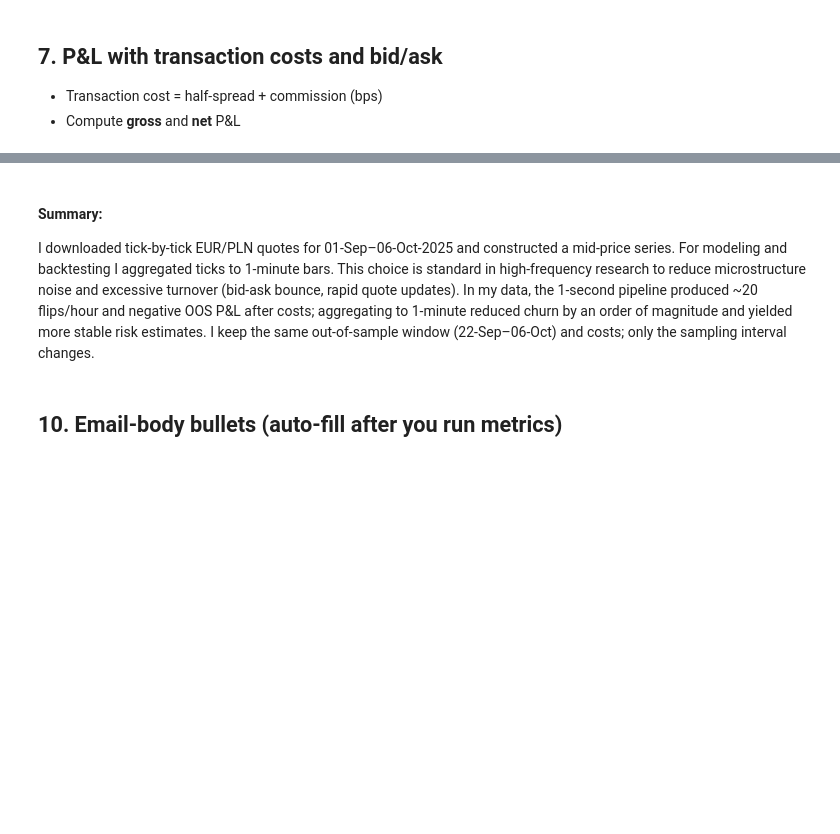
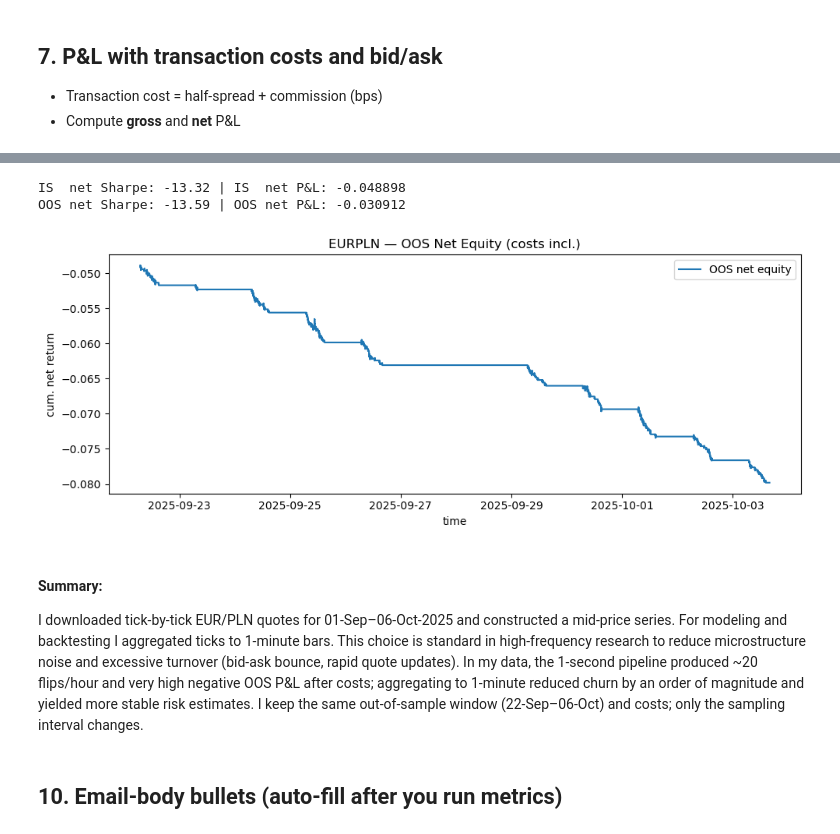
Before and after one commit to Paula-gwn/Applied_finance, a Jupyter notebook: Investment_strategy.ipynb, the cells around one changed output, grey strips where cells are left out. Cells and saved outputs as stored; diff of their text form; code cells hidden in the pictures; blank space fills up the shorter version.

```diff
--- a/eurpln_double_vol_breakout-Copy1.ipynb
+++ b/Investment_strategy.ipynb
@@ -821,18 +618,0 @@ Step 6 preview:
-# %%
-# win rate (gross, no costs) on OOS window
-OOS_START = pd.Timestamp('2025-09-22', tz='UTC')
-OOS_END   = pd.Timestamp('2025-10-06', tz='UTC')
-oos = s1[(s1["time"]>=OOS_START) & (s1["time"]<OOS_END)].copy()
-
-ret1 = np.log(oos["mid"]).diff().shift(-1)      # next bar log return
-side = np.sign(oos["pos"])                      # trade direction (signed size ignored)
-m = side!=0
-
-gross_hit = np.sign(ret1.loc[m]) == side.loc[m]
-print(f"OOS trades: {m.sum()} | gross hit-rate: {gross_hit.mean():.3f}")
-
-# average |signal| at entry vs spread hurdle
-entered = (oos["pos_dir"]!=0) & (oos["pos_dir"].shift()==0)
-hs = (oos["ask"]-oos["bid"])/(2*oos["mid"])
-print("avg |signal|/mid at entry:", (oos.loc[entered,"signal"].abs()/oos.loc[entered,"mid"]).mean())
-print("avg hurdle (SPREAD_MULT*hs):", (SPREAD_MULT*hs.loc[entered]).mean())
@@ -1041,6 +794,64 @@ OOS net Sharpe: -11.01 | OOS net P&L: -0.028006
+# %%
+# --- Step 7: P&L with transaction costs, IS/OOS split ---
+s1 = s1.copy()
+
+# time hygiene
+if not is_datetime64_any_dtype(s1["time"]):
+    s1["time"] = pd.to_datetime(s1["time"], utc=True, errors="coerce")
+elif not is_datetime64tz_dtype(s1["time"]):
+    s1["time"] = s1["time"].dt.tz_localize("UTC")
+else:
+    s1["time"] = s1["time"].dt.tz_convert("UTC")
+s1 = s1.dropna(subset=["time"]).sort_values("time").reset_index(drop=True)
+
+# costs (same as before)
+commission_bps = 0.00005
+slippage_bps   = 0.00010
+
+# execute next bar @ market
+s1["pos_exec"] = s1["pos"].shift().fillna(0.0)
+ret = np.log(s1["mid"]).diff().fillna(0.0)
+
+gross_dpnl = s1["pos_exec"] * ret
+
+half_spread_ret = ((s1["ask"] - s1["bid"]) / 2.0) / s1["mid"]
+delta_pos = s1["pos_exec"].diff().fillna(0.0)
+trade_cost = (np.abs(delta_pos) * (half_spread_ret + commission_bps + slippage_bps)).fillna(0.0)
+
+net_dpnl = gross_dpnl - trade_cost
+s1["gross_equity"] = gross_dpnl.cumsum()
+s1["net_equity"]   = net_dpnl.cumsum()
+
+# IS / OOS as you’ve been using
+is_mask  = (s1["time"] >= s1["time"].min()) & (s1["time"] < OOS_START)
+oos_mask = (s1["time"] >= OOS_START) & (s1["time"] < OOS_END)
+
+bars_per_year = 252*24*60 if isinstance(RESAMPLE,str) and RESAMPLE.lower()=="1s" else 252*24*60
+SQRT_ANNUAL   = np.sqrt(bars_per_year)
+
+def ann_sharpe(x: pd.Series) -> float:
+    m, sd = x.mean(), x.std(ddof=1)
+    return (m / sd) * SQRT_ANNUAL if sd > 0 else np.nan
+
+IS_sharpe  = ann_sharpe(net_dpnl.loc[is_mask])
+OOS_sharpe = ann_sharpe(net_dpnl.loc[oos_mask])
+IS_pnl     = net_dpnl.loc[is_mask].sum()
+OOS_pnl    = net_dpnl.loc[oos_mask].sum()
+
+print(f"IS  net Sharpe: {IS_sharpe: .2f} | IS  net P&L: {IS_pnl: .6f}")
+print(f"OOS net Sharpe: {OOS_sharpe: .2f} | OOS net P&L: {OOS_pnl: .6f}")
+
+plt.figure(figsize=(10,4))
+plt.plot(s1.loc[oos_mask,"time"], s1.loc[oos_mask,"net_equity"], label="OOS net equity")
+plt.title(f"{SYMBOL} — OOS Net Equity (costs incl.)")
+plt.xlabel("time"); plt.ylabel("cum. net return"); plt.legend(); plt.tight_layout(); plt.show()
+# %% [output]
+IS  net Sharpe: -13.32 | IS  net P&L: -0.048898
+OOS net Sharpe: -13.59 | OOS net P&L: -0.030912
+[figure, added]
 # %% [markdown]
 #### Summary:
-I downloaded tick-by-tick EUR/PLN quotes for 01-Sep–06-Oct-2025 and constructed a mid-price series. For modeling and backtesting I aggregated ticks to 1-minute bars. This choice is standard in high-frequency research to reduce microstructure noise and excessive turnover (bid-ask bounce, rapid quote updates). In my data, the 1-second pipeline produced ~20 flips/hour and negative OOS P&L after costs; aggregating to 1-minute reduced churn by an order of magnitude and yielded more stable risk estimates. I keep the same out-of-sample window (22-Sep–06-Oct) and costs; only the sampling interval changes.
+I downloaded tick-by-tick EUR/PLN quotes for 01-Sep–06-Oct-2025 and constructed a mid-price series. For modeling and backtesting I aggregated ticks to 1-minute bars. This choice is standard in high-frequency research to reduce microstructure noise and excessive turnover (bid-ask bounce, rapid quote updates). In my data, the 1-second pipeline produced ~20 flips/hour and very high negative OOS P&L after costs; aggregating to 1-minute reduced churn by an order of magnitude and yielded more stable risk estimates. I keep the same out-of-sample window (22-Sep–06-Oct) and costs; only the sampling interval changes.
 # %% [markdown]
 ## 10. Email‑body bullets (auto‑fill after you run metrics)
 # %%
```
Also changed, not shown: parts of 20 cells of this notebook, 2 other files.
